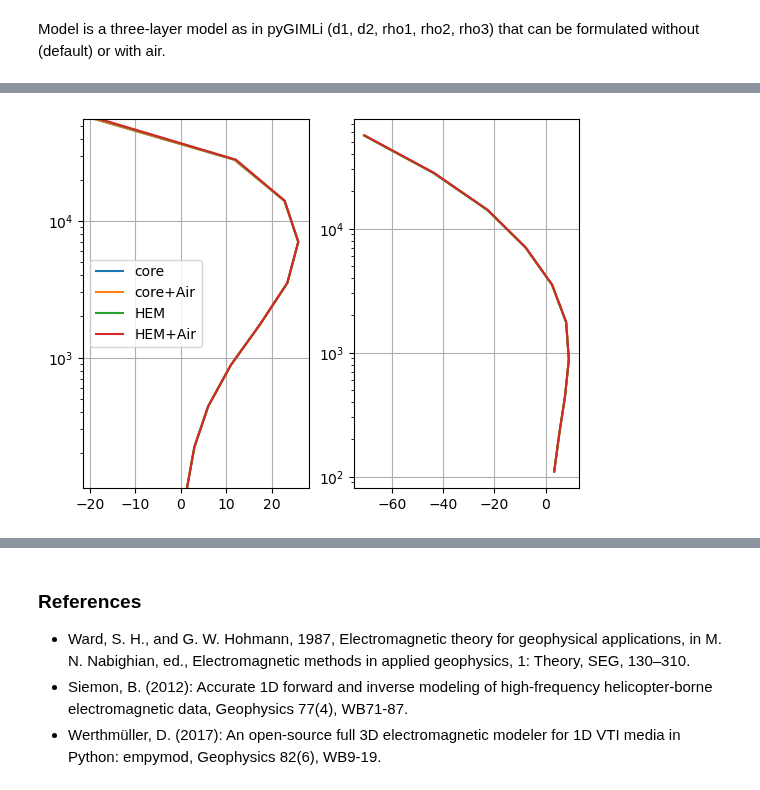
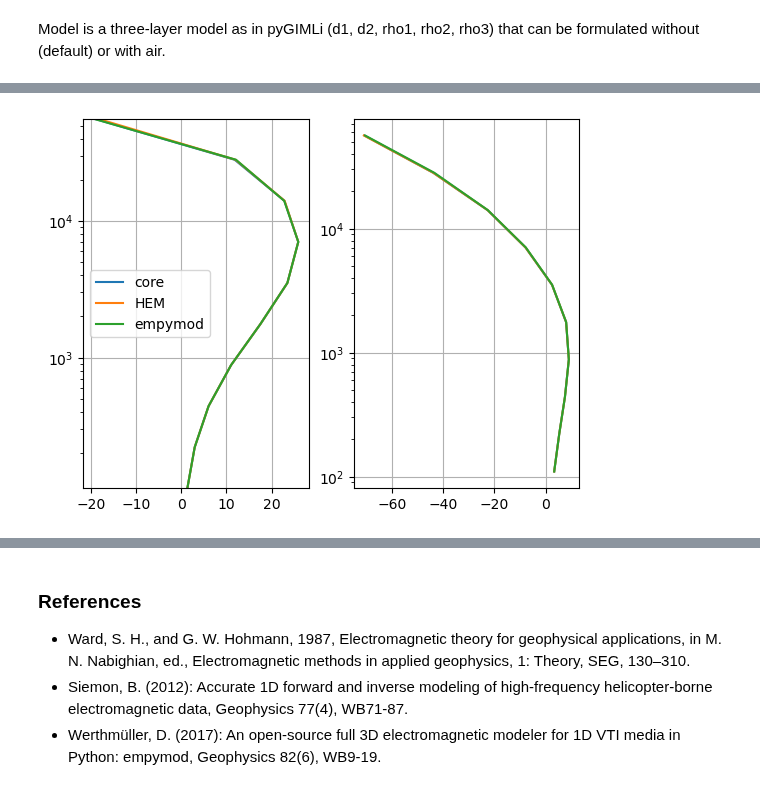
Before and after one commit to gimli-org/notebooks, a Jupyter notebook: FDEM/compareFOPs.ipynb, the cells around one changed output, grey strips where cells are left out. Cells and saved outputs as stored; diff of their text form; code cells hidden in the pictures.

```diff
--- a/FDEM/compareFOPs.ipynb
+++ b/FDEM/compareFOPs.ipynb
@@ -53,0 +61,34 @@ resp2b = fop2b(modelAir) / 1e6 * fak  # returns ppm
+# %%
+class HCPModellingEMP(pg.frameworks.Modelling):
+    """Modelling a HCP coil-coil system by empymod."""
+
+    def __init__(self, freq, coilspacing, height=0):
+        """Initialize by saving parameters."""
+        super().__init__()
+        self.coilspacing = coilspacing
+        self.freq = freq
+        self.height = height
+        self.freeAir = (coilspacing**-3)/4/np.pi
+
+    def response(self, model):
+        """Forward response for layered block model."""
+        nlay = (len(model)+1) // 2
+        thk = model[:nlay-1]
+        res = model[nlay-1:]
+        assert len(res), len(thk)+1
+        inp = dict(res=np.concatenate(([2e14], res)),
+                   depth=np.concatenate(([0.1], np.cumsum(thk))),
+                   freqtime=self.freq,
+                   src=[0, 0, -self.height],
+                   rec=[self.coilspacing, 0, -self.height],
+                   ab=66, squeeze=True, verb=1, xdirect=True,
+                   htarg={'pts_per_dec': 0, 'dlf': 'key_51_2012'}
+                  )
+        # print(inp)
+        iwu = -1j * 2 * np.pi * self.freq * pg.physics.constants.mu0
+        out = empymod.dipole(**inp) * iwu / self.freeAir - 1
+        # print(out)
+        return np.concatenate([out.real, out.imag])
+
+fop3 = HCPModellingEMP(freq, coilspacing, height=height)
+re = fop3.response([10000])  # should be mainly real-valued primary field
@@ -67,9 +133,8 @@ def showSounding(f, resp, ax=None, **kwargs):
 # %%
 fig, ax = pg.plt.subplots(ncols=2)
 showSounding(freq, resp1, ax=ax, label="core")
-showSounding(freq, resp1b, ax=ax, label="core+Air")
 showSounding(freq, resp2, ax=ax, label="HEM")
-showSounding(freq, resp2b, ax=ax, label="HEM+Air")
+showSounding(freq, resp3, ax=ax, label="empymod");
 ax[0].legend();
 # %% [output]
-[figure, old version]
+[figure, new version]
```
Also changed, not shown: parts of 12 cells of this notebook, 1 other file.
